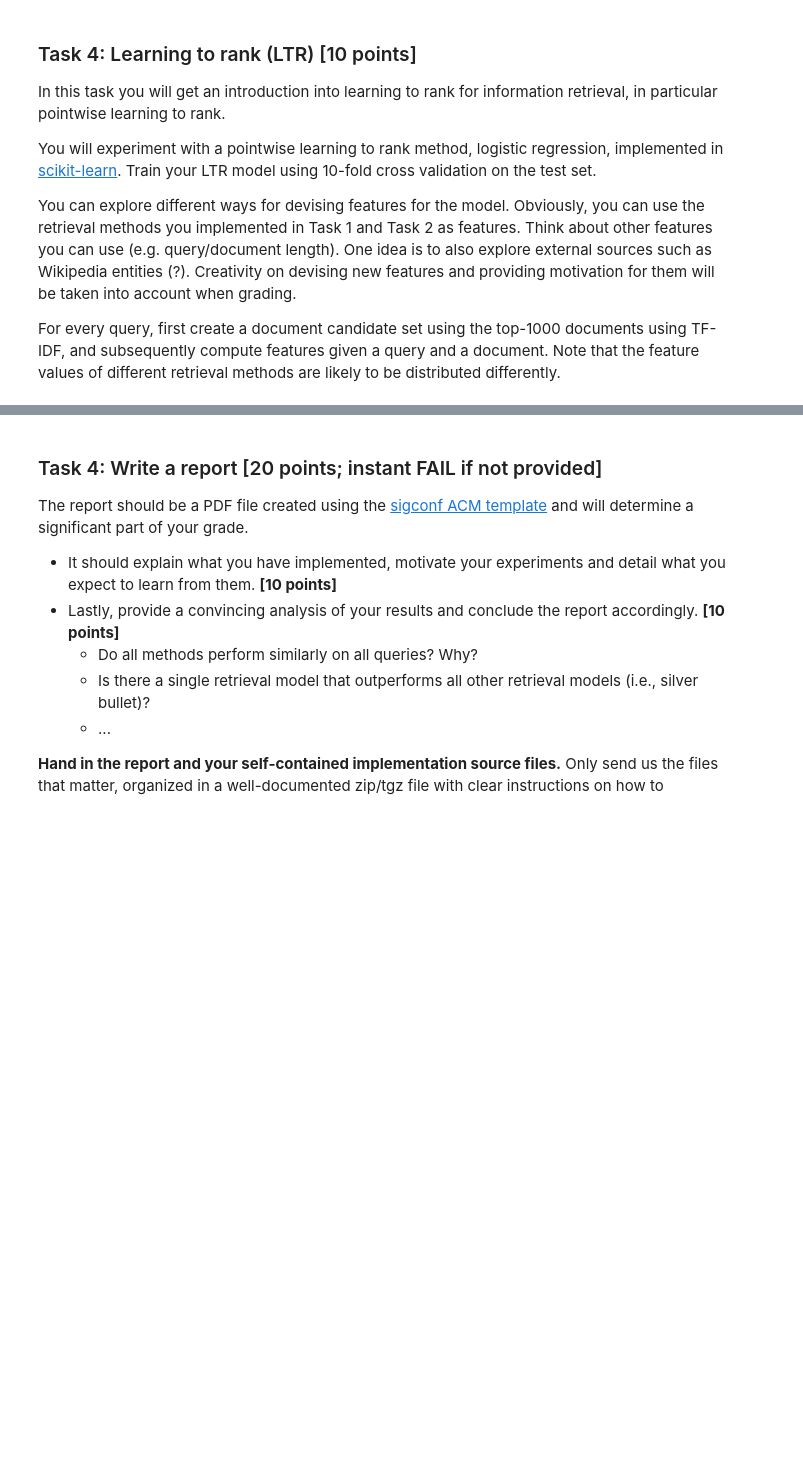
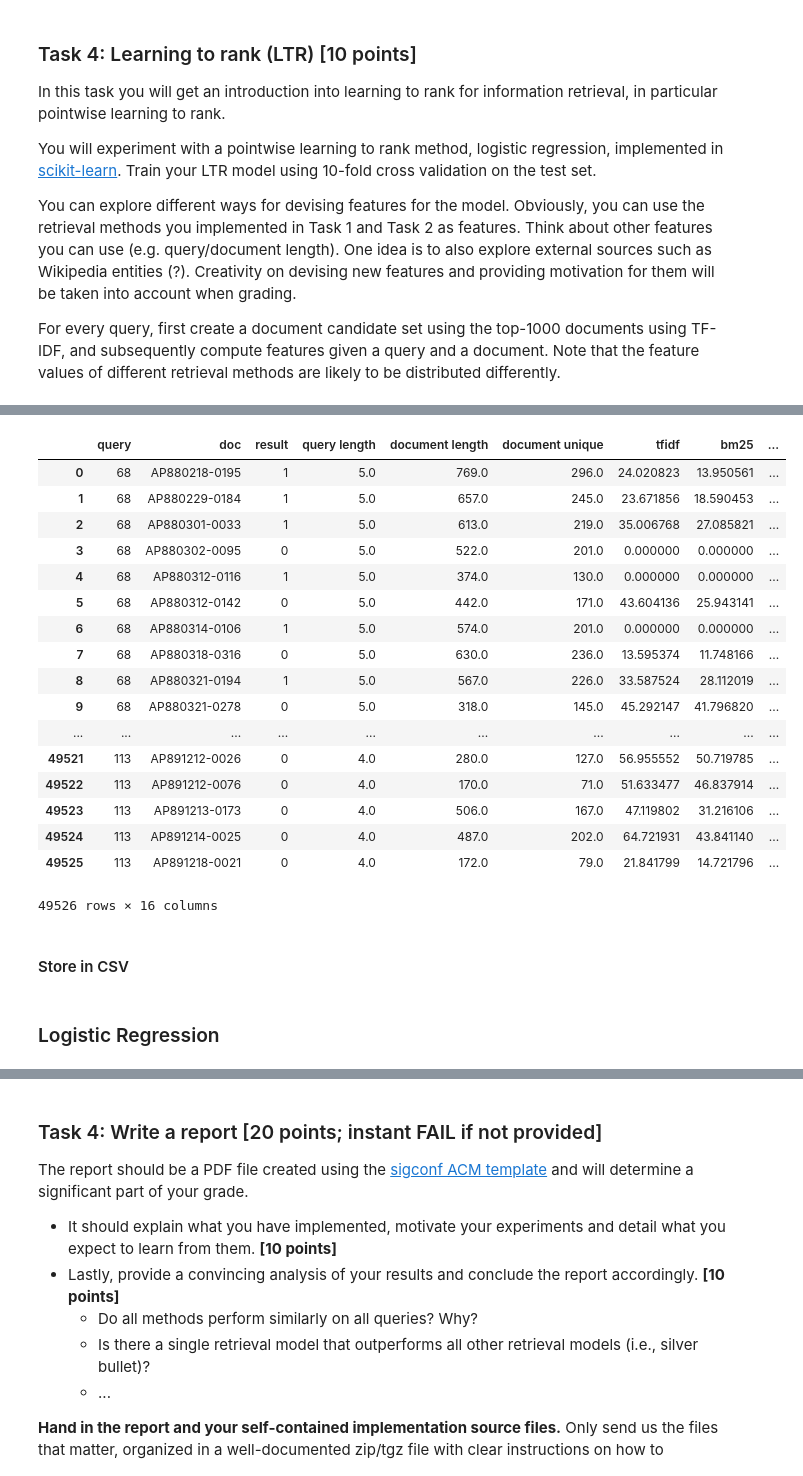
Before and after one commit to littlewine/search-struct-unstruct-data, a Jupyter notebook: assignment 1 clean.ipynb, the cells around one changed output, grey strips where cells are left out. Drawn from its saved outputs; the diff is of its cells as text; code cells hidden in the pictures; blank space fills up the shorter version.

```diff
--- a/assignment 1 clean.ipynb
+++ b/assignment 1 clean.ipynb
@@ -804,0 +1387,23 @@ For every query, first create a document candidate set using the top-1000 docume
+# %%
+trainData
+# %% [output]
+|  | query | doc | result | query length | document length | document unique | tfidf | bm25 | ... |
+| 0 | 68 | AP880218-0195 | 1 | 5.0 | 769.0 | 296.0 | 24.020823 | 13.950561 | ... |
+| 1 | 68 | AP880229-0184 | 1 | 5.0 | 657.0 | 245.0 | 23.671856 | 18.590453 | ... |
+| 2 | 68 | AP880301-0033 | 1 | 5.0 | 613.0 | 219.0 | 35.006768 | 27.085821 | ... |
+| 3 | 68 | AP880302-0095 | 0 | 5.0 | 522.0 | 201.0 | 0.000000 | 0.000000 | ... |
+| 4 | 68 | AP880312-0116 | 1 | 5.0 | 374.0 | 130.0 | 0.000000 | 0.000000 | ... |
+| 5 | 68 | AP880312-0142 | 0 | 5.0 | 442.0 | 171.0 | 43.604136 | 25.943141 | ... |
+| 6 | 68 | AP880314-0106 | 1 | 5.0 | 574.0 | 201.0 | 0.000000 | 0.000000 | ... |
+| 7 | 68 | AP880318-0316 | 0 | 5.0 | 630.0 | 236.0 | 13.595374 | 11.748166 | ... |
+| 8 | 68 | AP880321-0194 | 1 | 5.0 | 567.0 | 226.0 | 33.587524 | 28.112019 | ... |
+| 9 | 68 | AP880321-0278 | 0 | 5.0 | 318.0 | 145.0 | 45.292147 | 41.796820 | ... |
+| ... | ... | ... | ... | ... | ... | ... | ... | ... | ... |
+| 49521 | 113 | AP891212-0026 | 0 | 4.0 | 280.0 | 127.0 | 56.955552 | 50.719785 | ... |
+| 49522 | 113 | AP891212-0076 | 0 | 4.0 | 170.0 | 71.0 | 51.633477 | 46.837914 | ... |
+| 49523 | 113 | AP891213-0173 | 0 | 4.0 | 506.0 | 167.0 | 47.119802 | 31.216106 | ... |
+| 49524 | 113 | AP891214-0025 | 0 | 4.0 | 487.0 | 202.0 | 64.721931 | 43.841140 | ... |
+| 49525 | 113 | AP891218-0021 | 0 | 4.0 | 172.0 | 79.0 | 21.841799 | 14.721796 | ... |
+49526 rows × 16 columns
+# %% [markdown]
+#### Store in CSV
@@ -804,0 +1412,2 @@ For every query, first create a document candidate set using the top-1000 docume
+# %% [markdown]
+### Logistic Regression
```
Also changed, not shown: parts of 177 cells of this notebook.
